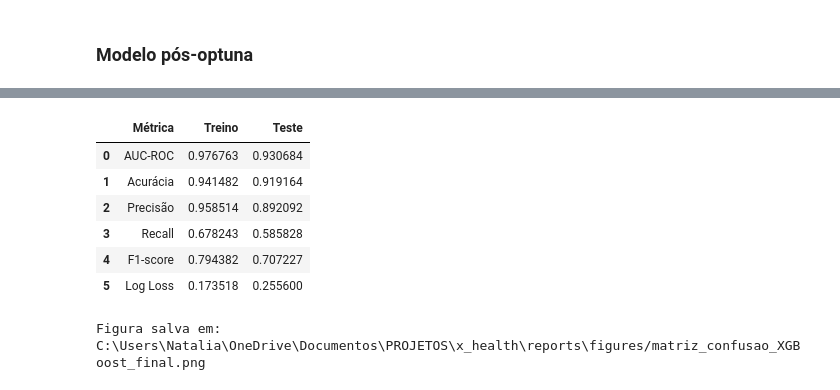
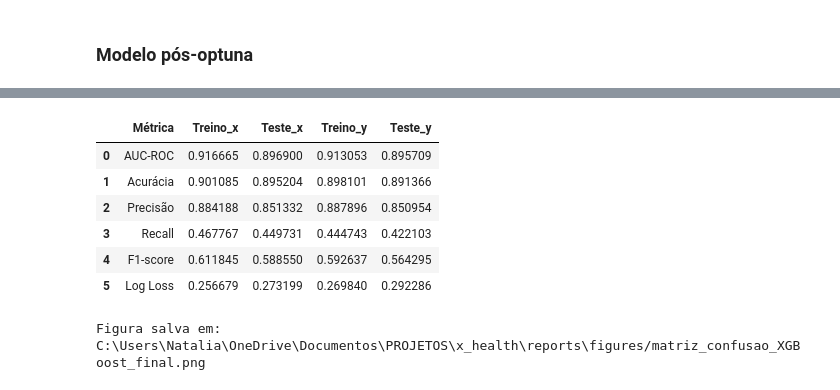
Before and after one commit to natfaria/x_health, a Jupyter notebook: notebooks/modelagem.ipynb, the cells around one changed output, grey strips where cells are left out. Saved outputs shown, nothing was run; the diff lists cells and outputs as text; code cells hidden in the pictures.

```diff
--- a/notebooks/modelagem.ipynb
+++ b/notebooks/modelagem.ipynb
@@ -272,13 +326,14 @@ metrica_inicial
-# %%
-metrica_final
-# %% [output]
-|  | Métrica | Treino | Teste |
-| 0 | AUC-ROC | 0.976763 | 0.930684 |
-| 1 | Acurácia | 0.941482 | 0.919164 |
-| 2 | Precisão | 0.958514 | 0.892092 |
-| 3 | Recall | 0.678243 | 0.585828 |
-| 4 | F1-score | 0.794382 | 0.707227 |
-| 5 | Log Loss | 0.173518 | 0.255600 |
+# %%
+metrica_comparada = pd.merge(metrica_inicial, metrica_final, on="Métrica")
+metrica_comparada
+# %% [output]
+|  | Métrica | Treino_x | Teste_x | Treino_y | Teste_y |
+| 0 | AUC-ROC | 0.916665 | 0.896900 | 0.913053 | 0.895709 |
+| 1 | Acurácia | 0.901085 | 0.895204 | 0.898101 | 0.891366 |
+| 2 | Precisão | 0.884188 | 0.851332 | 0.887896 | 0.850954 |
+| 3 | Recall | 0.467767 | 0.449731 | 0.444743 | 0.422103 |
+| 4 | F1-score | 0.611845 | 0.588550 | 0.592637 | 0.564295 |
+| 5 | Log Loss | 0.256679 | 0.273199 | 0.269840 | 0.292286 |
 # %%
 plot_matriz_confusao(y_true_train, y_pred_train, y_true_test, y_pred_test,
                      size=(6,3), cmap_train="Reds", cmap_test="Blues",
```
Also changed, not shown: parts of 11 cells of this notebook, 11 other files.
